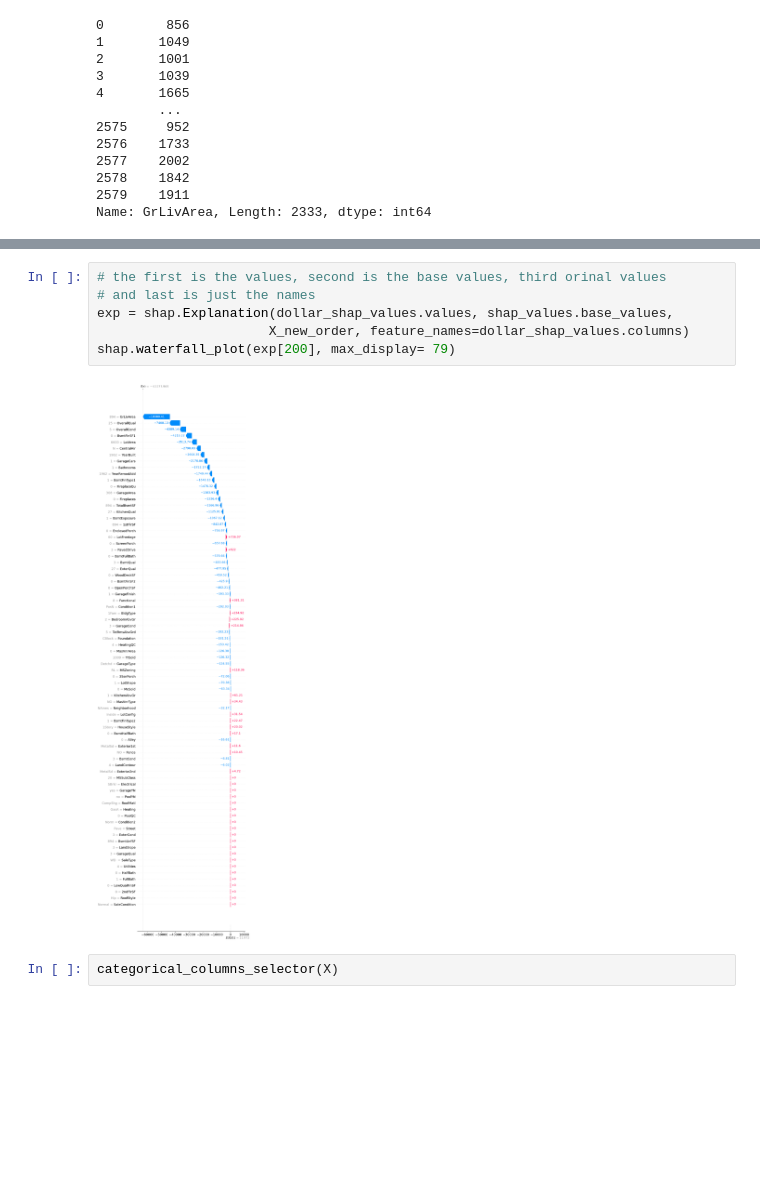
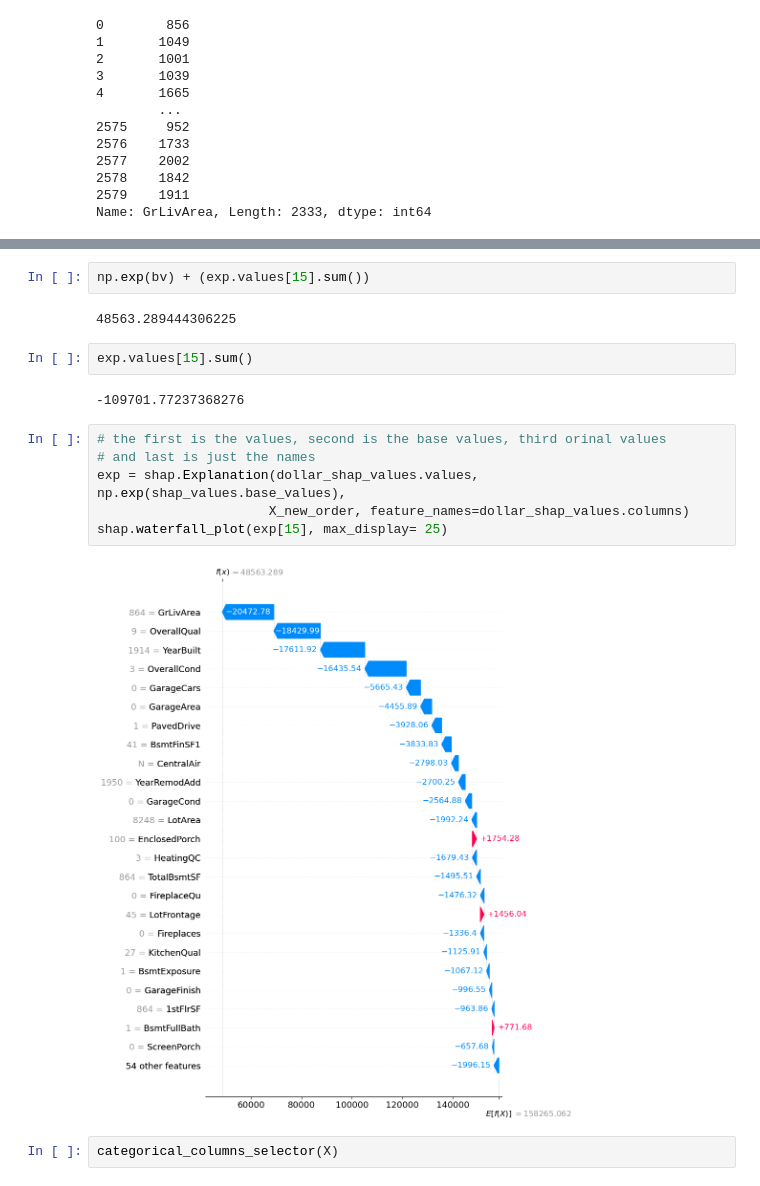
Before and after one commit to Na-ta-lie/Ames-Price-Prediction, a Jupyter notebook: SHAP_again.ipynb, the cells around one changed output, grey strips where cells are left out. Drawn from its saved outputs; the diff is of its cells as text; blank space fills up the shorter version.

```diff
--- a/SHAP_again.ipynb
+++ b/SHAP_again.ipynb
@@ -439,11 +465,19 @@ Name: GrLivArea, Length: 2333, dtype: int64
+# %%
+np.exp(bv) + (exp.values[15].sum())
+# %% [output]
+48563.289444306225
+# %%
+exp.values[15].sum()
+# %% [output]
+-109701.77237368276
 # %%
 # the first is the values, second is the base values, third orinal values
 # and last is just the names
-exp = shap.Explanation(dollar_shap_values.values, shap_values.base_values,
+exp = shap.Explanation(dollar_shap_values.values, np.exp(shap_values.base_values),
                       X_new_order, feature_names=dollar_shap_values.columns)
-shap.waterfall_plot(exp[200], max_display= 79)
+shap.waterfall_plot(exp[15], max_display= 25)
 # %% [output]
-[figure, old version]
+[figure, new version]
 # %%
 categorical_columns_selector(X)
 # %% [output]
```
Also changed, not shown: parts of 8 cells of this notebook, 5 other files.
